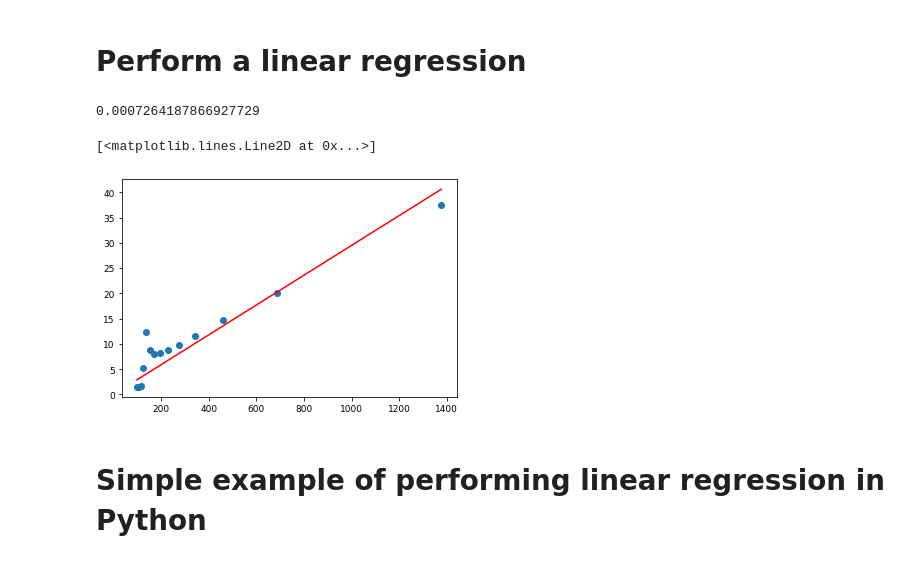
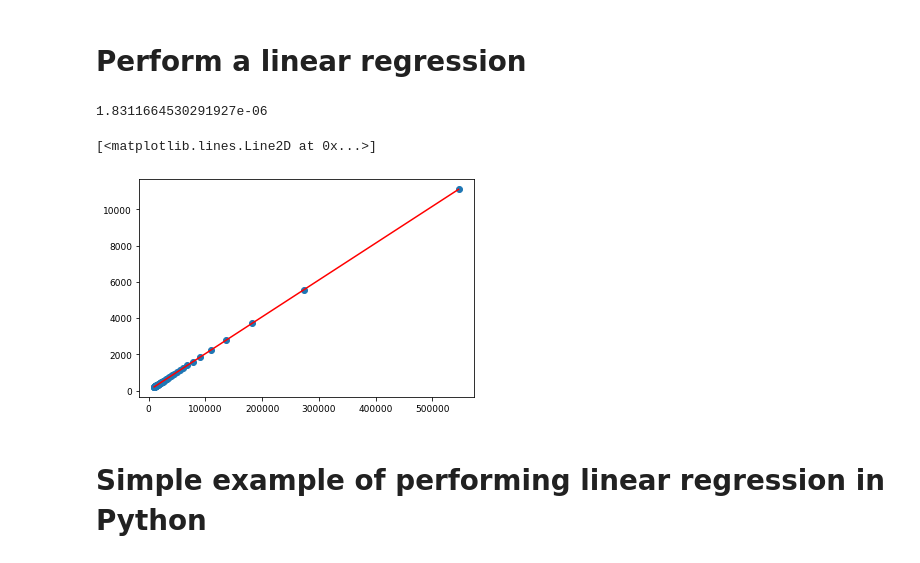
Before and after one commit to uclazyj/JupyterQpic, a Jupyter notebook: plot_lineout_QPAD.ipynb, the cells around one changed output. Saved outputs shown, nothing was run; the diff lists cells and outputs as text; code cells hidden in the pictures.

```diff
--- a/plot_lineout_QPAD.ipynb
+++ b/plot_lineout_QPAD.ipynb
@@ -43,18 +75,18 @@ def select_lineout_range(x,lineout,x_min,x_max):
 # Plot ion density lineout
 # %%
 # Get lineout
-filename_QPAD = './nb0_500/16384/Species1/Charge/Merged_angle_0/charge_00000001.h5'
-lineout_position = 0
-x_QPAD, lineout_QPAD = get_transverse_lineout(filename_QPAD,lineout_position,'QPAD')
+filename_ion_density = './nb0_500/16384/Species1/Charge/Merged_angle_0/charge_00000001.h5'
+lineout_position = 9
+x_ni, ni = get_transverse_lineout(filename_ion_density,lineout_position,'QPAD')
 # %%
 # select visualization range
-x_min = -0.01
-x_max = 0.01
+x_min = -0.0001
+x_max = 0.0001
 
-x_QPAD, lineout_QPAD = select_lineout_range(x_QPAD, lineout_QPAD, x_min, x_max)
+x_ni_sub, ni_sub = select_lineout_range(x_ni, ni, x_min, x_max)
 
 ### Plot the data
-plt.plot(x_QPAD, lineout_QPAD,label = 'QPAD (no smoothing)')
+plt.plot(x_ni_sub, ni_sub,label = 'QPAD (no smoothing)')
 plt.legend(loc='upper right')
 plt.xlabel('$x \\;(c/\\omega_p)$')
 plt.ylabel('$n_{ion} /n_0$')
@@ -96,23 +97,25 @@ Invalid lineout range!
 # %% [markdown]
 # Perform a linear regression
 # %%
-first_pos_idx = (len(x_QPAD) + 1)// 2
-x_pos_QPAD = x_QPAD[first_pos_idx :]
-print(x_pos_QPAD[0])
-lineout_pos_QPAD = lineout_QPAD[first_pos_idx :]
-x_pos_QPAD_inverse = 1 / x_pos_QPAD
-plt.scatter(x_pos_QPAD_inverse,lineout_pos_QPAD)
+first_pos_idx = (len(x_ni_sub) + 1)// 2
+x = x_ni_sub[first_pos_idx :]
+# make sure the first x is positiv
+print(x[0])
+n = ni_sub[first_pos_idx :]
 
-x_pos_QPAD_inverse = x_pos_QPAD_inverse.reshape(-1,1)
-lineout_pos_QPAD = lineout_pos_QPAD.reshape(-1,1)
+x_inverse = 1 / x
+plt.scatter(x_inverse,n)
+
+x_inverse = x_inverse.reshape(-1,1)
+n = n.reshape(-1,1)
 model = LinearRegression(fit_intercept=False)
-model.fit(x_pos_QPAD_inverse,lineout_pos_QPAD)
-lineout_pos_QPAD_pred = model.predict(x_pos_QPAD_inverse)
-plt.plot(x_pos_QPAD_inverse, lineout_pos_QPAD_pred, color='red')
+model.fit(x_inverse,n)
+n_pred = model.predict(x_inverse)
+plt.plot(x_inverse, n_pred, color='red')
 # %% [output]
-0.0007264187866927729
+1.8311664530291927e-06
 [<matplotlib.lines.Line2D at 0x...>]
-[figure, old version]
+[figure, new version]
 # %% [markdown]
 # Simple example of performing linear regression in Python
 # %%
```
Also changed, not shown: parts of 7 cells of this notebook.
